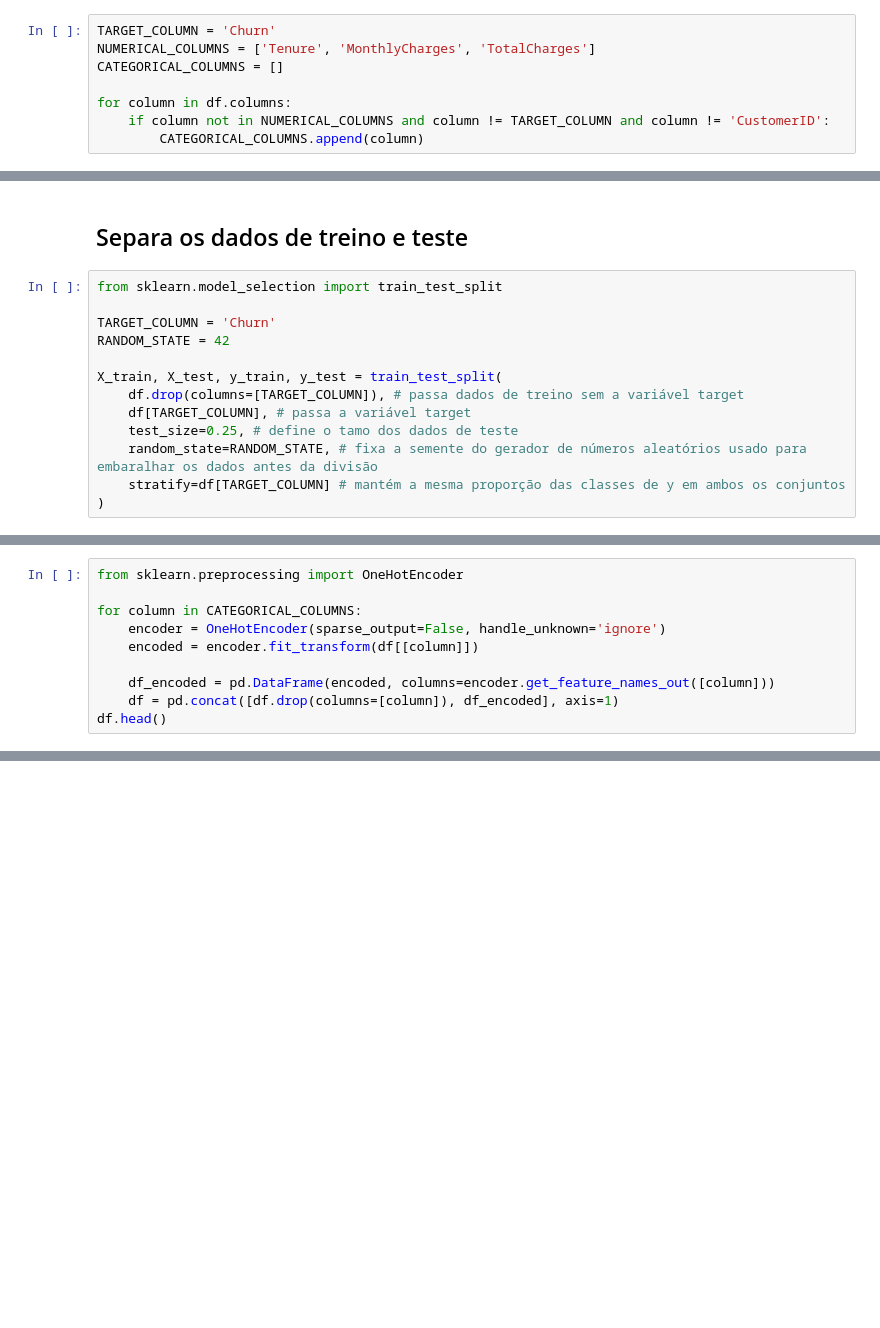
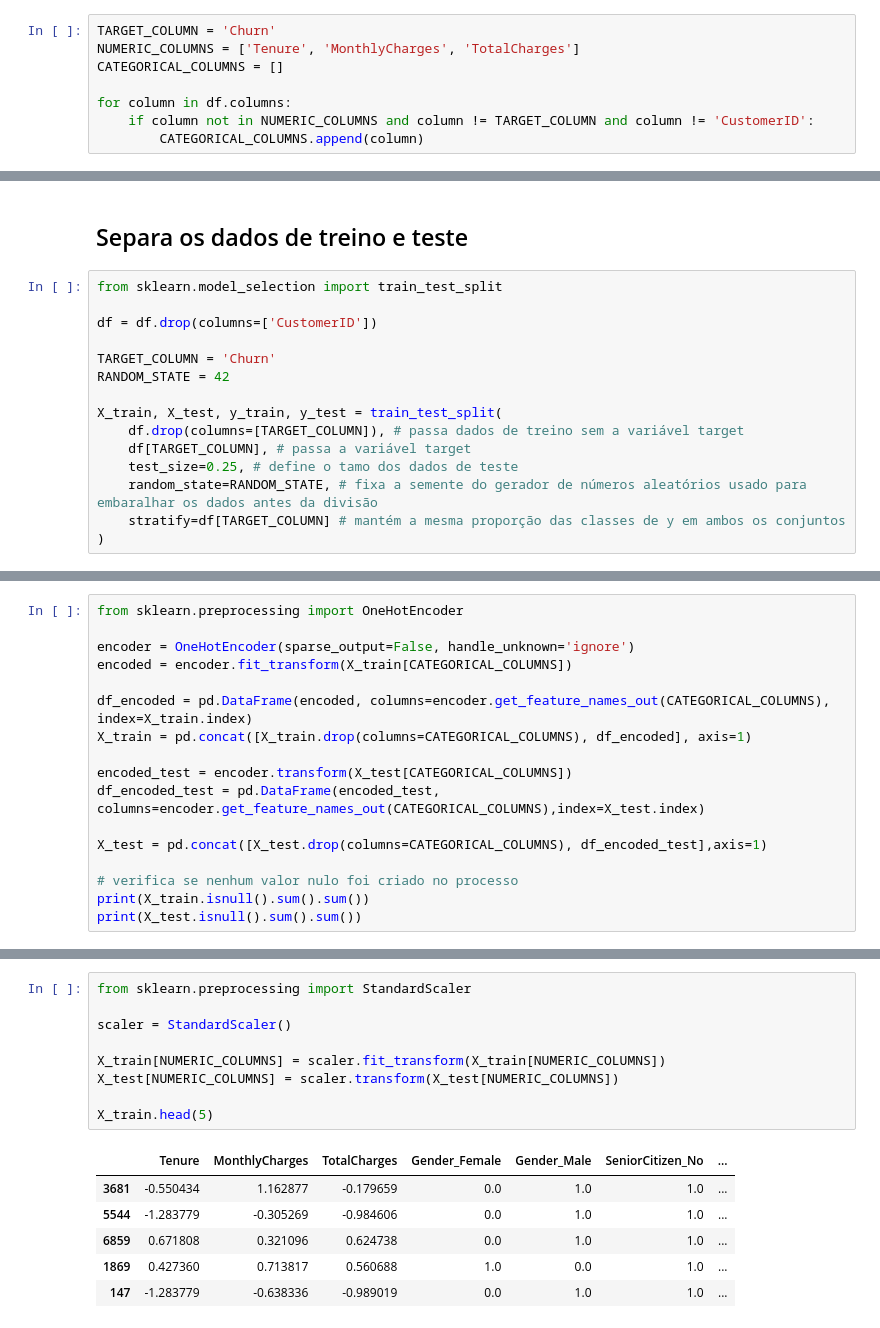
Before and after one commit to igao01/ds_telecom_churn, a Jupyter notebook: notebooks/ml_telco_churn.ipynb, the cells around one changed output, grey strips where cells are left out. Cells and saved outputs as stored; diff of their text form; blank space fills up the shorter version.

```diff
--- a/notebooks/ml_telco_churn.ipynb
+++ b/notebooks/ml_telco_churn.ipynb
@@ -16,11 +18,11 @@ df.head(1)
 | 0 | 7590-VHVEG | Female | No | Yes | No | 1 | No | No phone service | ... |
 # %%
 TARGET_COLUMN = 'Churn'
-NUMERICAL_COLUMNS = ['Tenure', 'MonthlyCharges', 'TotalCharges']
+NUMERIC_COLUMNS = ['Tenure', 'MonthlyCharges', 'TotalCharges']
 CATEGORICAL_COLUMNS = []
 
 for column in df.columns:
-    if column not in NUMERICAL_COLUMNS and column != TARGET_COLUMN and column != 'CustomerID':
+    if column not in NUMERIC_COLUMNS and column != TARGET_COLUMN and column != 'CustomerID':
         CATEGORICAL_COLUMNS.append(column)
 # %%
 # TRANSFORMA Churn EM VARIÁVEL BINÁRIA
@@ -33,6 +37,8 @@ dtype('int64')
 ## Separa os dados de treino e teste
 # %%
 from sklearn.model_selection import train_test_split
+
+df = df.drop(columns=['CustomerID'])
 
 TARGET_COLUMN = 'Churn'
 RANDOM_STATE = 42
@@ -49,11 +57,18 @@ X_train, X_test, y_train, y_test = train_test_split(
 # %%
 from sklearn.preprocessing import OneHotEncoder
 
-for column in CATEGORICAL_COLUMNS:
-    encoder = OneHotEncoder(sparse_output=False, handle_unknown='ignore')
-    encoded = encoder.fit_transform(df[[column]])
+encoder = OneHotEncoder(sparse_output=False, handle_unknown='ignore')
+encoded = encoder.fit_transform(X_train[CATEGORICAL_COLUMNS])
 
-    df_encoded = pd.DataFrame(encoded, columns=encoder.get_feature_names_out([column]))
-    df = pd.concat([df.drop(columns=[column]), df_encoded], axis=1)
-df.head()
+df_encoded = pd.DataFrame(encoded, columns=encoder.get_feature_names_out(CATEGORICAL_COLUMNS), index=X_train.index)
+X_train = pd.concat([X_train.drop(columns=CATEGORICAL_COLUMNS), df_encoded], axis=1)
+
+encoded_test = encoder.transform(X_test[CATEGORICAL_COLUMNS])
+df_encoded_test = pd.DataFrame(encoded_test, columns=encoder.get_feature_names_out(CATEGORICAL_COLUMNS),index=X_test.index)
+
+X_test = pd.concat([X_test.drop(columns=CATEGORICAL_COLUMNS), df_encoded_test],axis=1)
+
+# verifica se nenhum valor nulo foi criado no processo
+print(X_train.isnull().sum().sum())
+print(X_test.isnull().sum().sum())
 # %% [output]
@@ -65,0 +81,16 @@ df.head()
+# %%
+from sklearn.preprocessing import StandardScaler
+
+scaler = StandardScaler()
+
+X_train[NUMERIC_COLUMNS] = scaler.fit_transform(X_train[NUMERIC_COLUMNS])
+X_test[NUMERIC_COLUMNS] = scaler.transform(X_test[NUMERIC_COLUMNS])
+
+X_train.head(5)
+# %% [output]
+|  | Tenure | MonthlyCharges | TotalCharges | Gender_Female | Gender_Male | SeniorCitizen_No | ... |
+| 3681 | -0.550434 | 1.162877 | -0.179659 | 0.0 | 1.0 | 1.0 | ... |
+| 5544 | -1.283779 | -0.305269 | -0.984606 | 0.0 | 1.0 | 1.0 | ... |
+| 6859 | 0.671808 | 0.321096 | 0.624738 | 0.0 | 1.0 | 1.0 | ... |
+| 1869 | 0.427360 | 0.713817 | 0.560688 | 1.0 | 0.0 | 1.0 | ... |
+| 147 | -1.283779 | -0.638336 | -0.989019 | 0.0 | 1.0 | 1.0 | ... |
```
Also changed, not shown: parts of 7 cells of this notebook, 1 other file.
